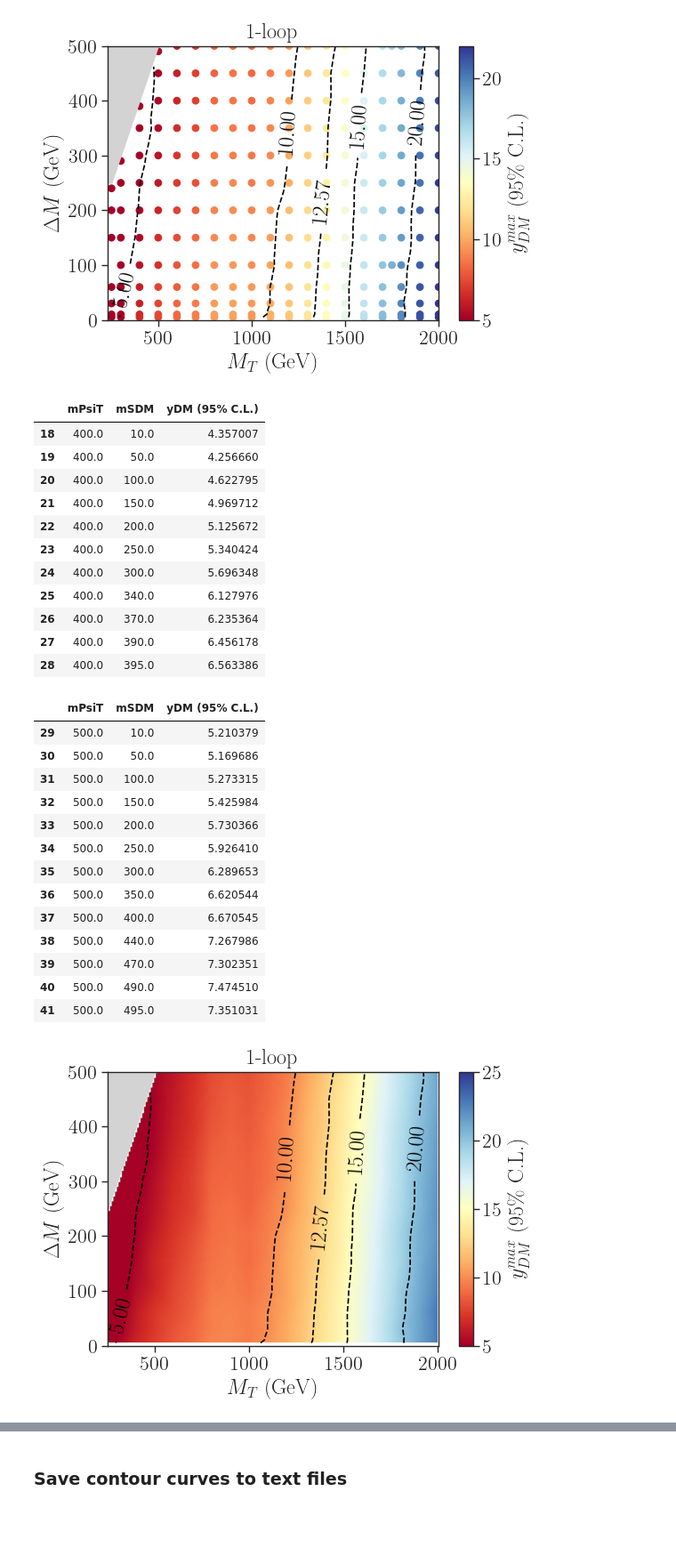
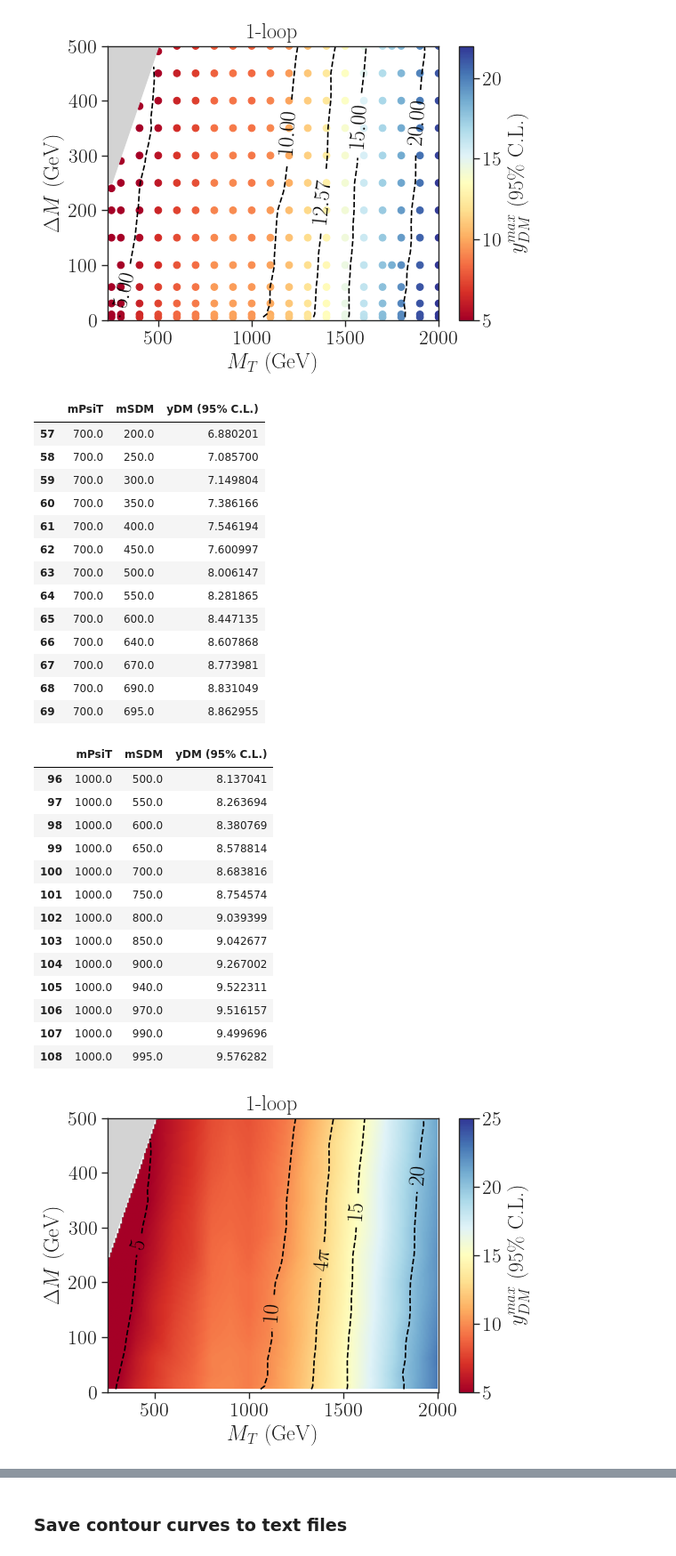
Before and after one commit to viniciusrocca/EFT_ToyModel, a Jupyter notebook: Recast_CMS/plotExclusion-CMS_mtt-1loop.ipynb, the cells around one changed output, grey strips where cells are left out. Shown at 89% size. Saved outputs shown, nothing was run; the diff lists cells and outputs as text; code cells hidden in the pictures; blank space fills up the shorter version.

```diff
--- a/Recast_CMS/plotExclusion-CMS_mtt-1loop.ipynb
+++ b/Recast_CMS/plotExclusion-CMS_mtt-1loop.ipynb
@@ -70,51 +74,61 @@ plt.show()
 # %% [output]
 [figure]
 # %%
-recastData[recastData['mPsiT'] ==400.][['mPsiT','mSDM','yDM (95% C.L.)']]
+recastData[recastData['mPsiT'] ==700.][['mPsiT','mSDM','yDM (95% C.L.)']]
 # %% [output]
 |  | mPsiT | mSDM | yDM (95% C.L.) |
-| 18 | 400.0 | 10.0 | 4.357007 |
-| 19 | 400.0 | 50.0 | 4.256660 |
-| 20 | 400.0 | 100.0 | 4.622795 |
-| 21 | 400.0 | 150.0 | 4.969712 |
-| 22 | 400.0 | 200.0 | 5.125672 |
-| 23 | 400.0 | 250.0 | 5.340424 |
-| 24 | 400.0 | 300.0 | 5.696348 |
-| 25 | 400.0 | 340.0 | 6.127976 |
-| 26 | 400.0 | 370.0 | 6.235364 |
-| 27 | 400.0 | 390.0 | 6.456178 |
-| 28 | 400.0 | 395.0 | 6.563386 |
+| 57 | 700.0 | 200.0 | 6.880201 |
+| 58 | 700.0 | 250.0 | 7.085700 |
+| 59 | 700.0 | 300.0 | 7.149804 |
+| 60 | 700.0 | 350.0 | 7.386166 |
+| 61 | 700.0 | 400.0 | 7.546194 |
+| 62 | 700.0 | 450.0 | 7.600997 |
+| 63 | 700.0 | 500.0 | 8.006147 |
+| 64 | 700.0 | 550.0 | 8.281865 |
+| 65 | 700.0 | 600.0 | 8.447135 |
+| 66 | 700.0 | 640.0 | 8.607868 |
+| 67 | 700.0 | 670.0 | 8.773981 |
+| 68 | 700.0 | 690.0 | 8.831049 |
+| 69 | 700.0 | 695.0 | 8.862955 |
 # %%
-recastData[recastData['mPsiT'] ==500.][['mPsiT','mSDM','yDM (95% C.L.)']]
+recastData[recastData['mPsiT'] ==1000.][['mPsiT','mSDM','yDM (95% C.L.)']]
 # %% [output]
 |  | mPsiT | mSDM | yDM (95% C.L.) |
-| 29 | 500.0 | 10.0 | 5.210379 |
-| 30 | 500.0 | 50.0 | 5.169686 |
-| 31 | 500.0 | 100.0 | 5.273315 |
-| 32 | 500.0 | 150.0 | 5.425984 |
-| 33 | 500.0 | 200.0 | 5.730366 |
-| 34 | 500.0 | 250.0 | 5.926410 |
-| 35 | 500.0 | 300.0 | 6.289653 |
-| 36 | 500.0 | 350.0 | 6.620544 |
-| 37 | 500.0 | 400.0 | 6.670545 |
-| 38 | 500.0 | 440.0 | 7.267986 |
-| 39 | 500.0 | 470.0 | 7.302351 |
-| 40 | 500.0 | 490.0 | 7.474510 |
-| 41 | 500.0 | 495.0 | 7.351031 |
+| 96 | 1000.0 | 500.0 | 8.137041 |
+| 97 | 1000.0 | 550.0 | 8.263694 |
+| 98 | 1000.0 | 600.0 | 8.380769 |
+| 99 | 1000.0 | 650.0 | 8.578814 |
+| 100 | 1000.0 | 700.0 | 8.683816 |
+| 101 | 1000.0 | 750.0 | 8.754574 |
+| 102 | 1000.0 | 800.0 | 9.039399 |
+| 103 | 1000.0 | 850.0 | 9.042677 |
+| 104 | 1000.0 | 900.0 | 9.267002 |
+| 105 | 1000.0 | 940.0 | 9.522311 |
+| 106 | 1000.0 | 970.0 | 9.516157 |
+| 107 | 1000.0 | 990.0 | 9.499696 |
+| 108 | 1000.0 | 995.0 | 9.576282 |
 # %%
+custom_labels = {
+    cValues[0]: r'$5$',
+    cValues[1]: r'$10$',
+    cValues[2]: r'$4\pi$',
+    cValues[3]: r'$15$',
+    cValues[4]: r'$20$'
+}
+plt
 plt.figure(figsize=(6,4))
 plt.imshow(znew.T, extent=[x.min(),x.max(), dm.min(), dm.max()], origin='lower',
                   cmap=cm,aspect='auto',vmin=5,vmax=25)
 plt.colorbar(label=r'$y_{DM}^{max}$ (95\% C.L.)')
 plt.xlabel(r'$M_{T}$ (GeV)')
 plt.ylabel(r'$\Delta M$ (GeV)')
 contours = plt.contour(xnew, ynew, znew, cValues, colors='black',linestyles='dashed')
-plt.clabel(contours, inline=True, fontsize=18)
+plt.clabel(contours, inline=True, fontsize=18, fmt = custom_labels)
 plt.fill_betweenx([250.,600.],[250.,600.],color='lightgray',alpha=1.0, label = r'$M_s > M_{T}$')
 plt.title('1-loop')
 plt.xlim(250.,2005.)
 plt.ylim(0.,500.)
 plt.savefig('HeatMap_CMS_one_loop.png', bbox_inches='tight')
 plt.show()
 # %% [output]
-[figure, old version]
+[figure, new version]
```
Also changed, not shown: parts of 2 cells of this notebook, 9 other files.
